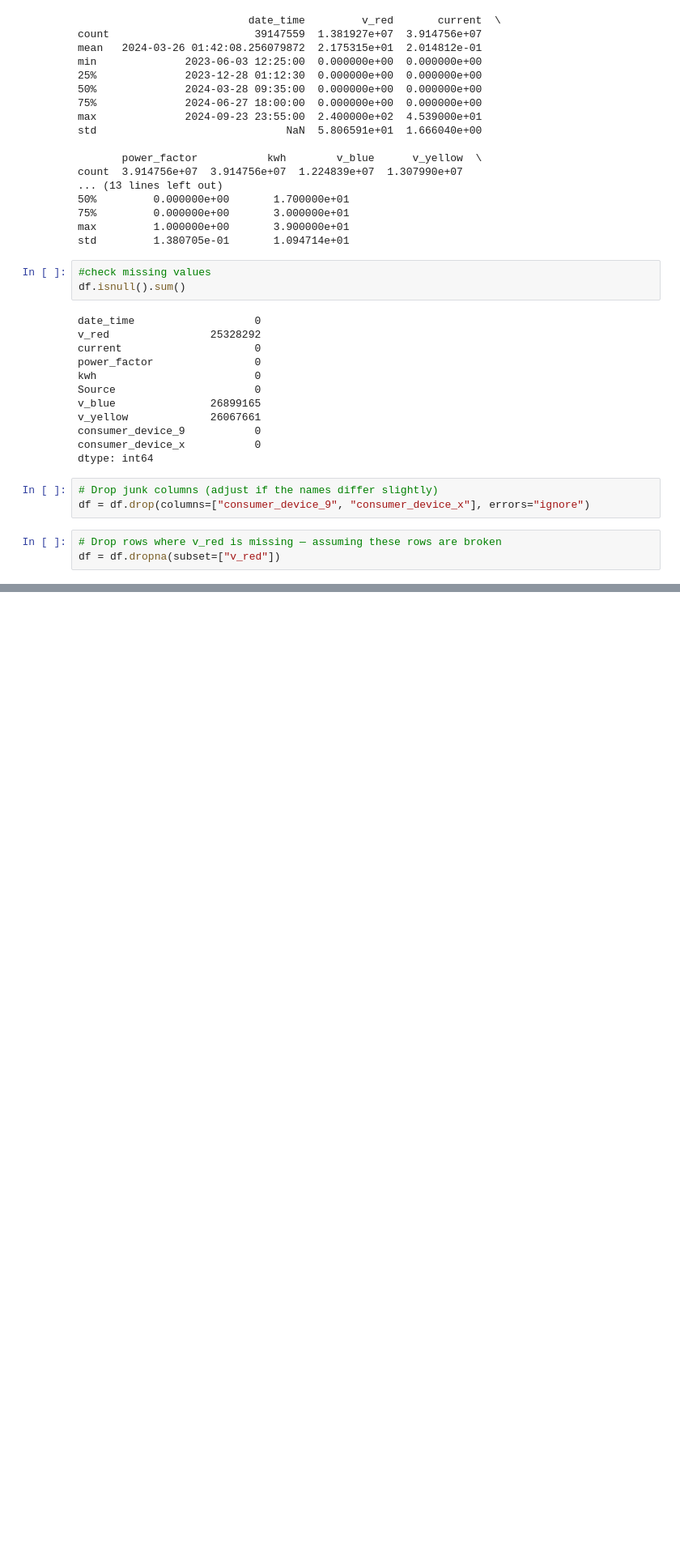
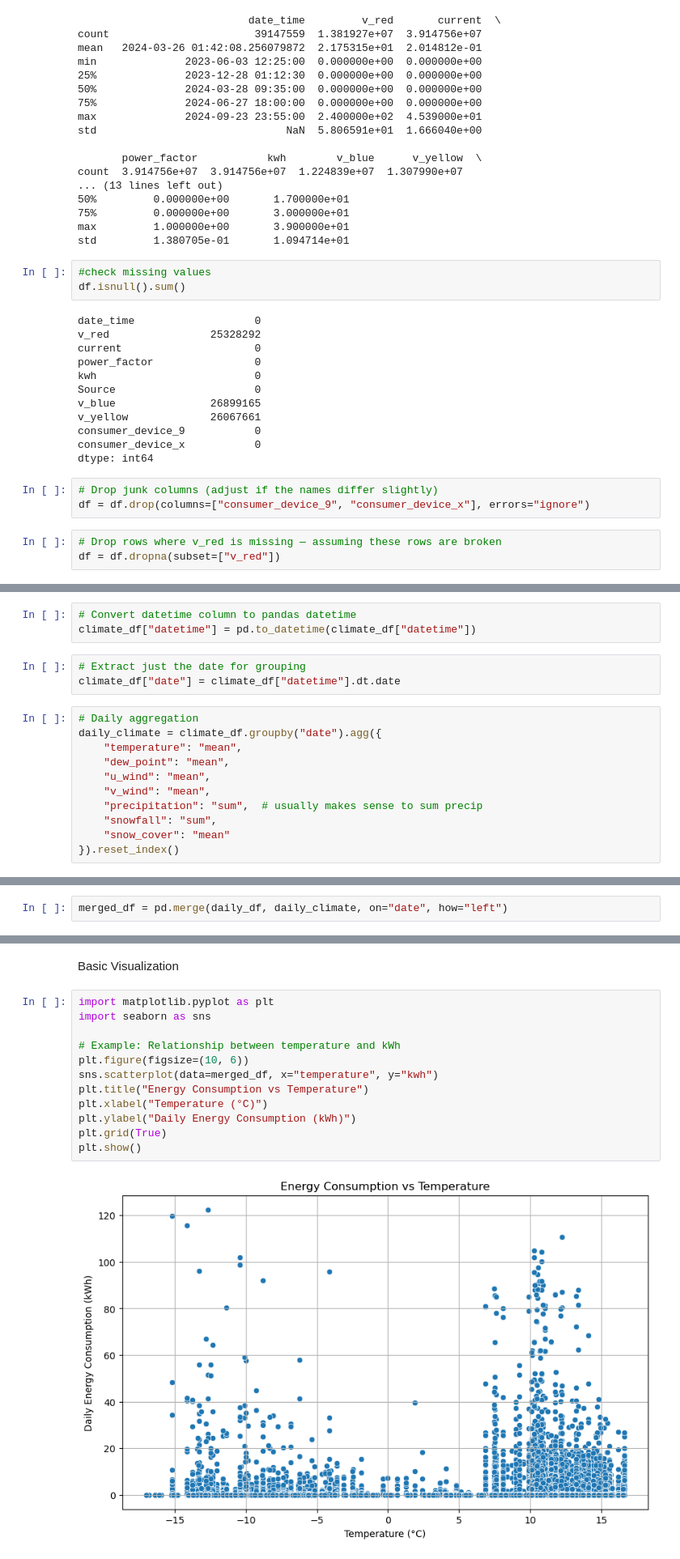
Before and after one commit to datakiptoo/Zindi-Climate-IBM, a Jupyter notebook: notebooks/IBM.ipynb, the cells around one changed output, grey strips where cells are left out. Shown: that part at 81% size. Cells and saved outputs as stored; diff of their text form; blank space fills up the shorter version.

```diff
--- a/notebooks/IBM.ipynb
+++ b/notebooks/IBM.ipynb
@@ -134,0 +207,17 @@ plt.show()
+# %%
+# Convert datetime column to pandas datetime
+climate_df["datetime"] = pd.to_datetime(climate_df["datetime"])
+# %%
+# Extract just the date for grouping
+climate_df["date"] = climate_df["datetime"].dt.date
+# %%
+# Daily aggregation
+daily_climate = climate_df.groupby("date").agg({
+    "temperature": "mean",
+    "dew_point": "mean",
+    "u_wind": "mean",
+    "v_wind": "mean",
+    "precipitation": "sum",  # usually makes sense to sum precip
+    "snowfall": "sum",
+    "snow_cover": "mean"
+}).reset_index()
@@ -134,0 +226,2 @@ plt.show()
+# %%
+merged_df = pd.merge(daily_df, daily_climate, on="date", how="left")
@@ -134,0 +271,16 @@ plt.show()
+# %% [markdown]
+Basic Visualization
+# %%
+import matplotlib.pyplot as plt
+import seaborn as sns
+
+# Example: Relationship between temperature and kWh
+plt.figure(figsize=(10, 6))
+sns.scatterplot(data=merged_df, x="temperature", y="kwh")
+plt.title("Energy Consumption vs Temperature")
+plt.xlabel("Temperature (°C)")
+plt.ylabel("Daily Energy Consumption (kWh)")
+plt.grid(True)
+plt.show()
+# %% [output]
+[figure, added]
```
Also changed, not shown: parts of 40 cells of this notebook, 3 other files.
